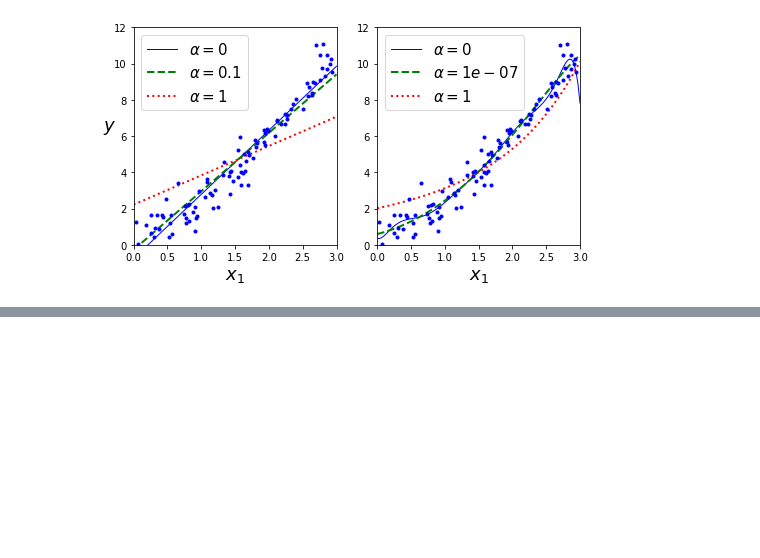
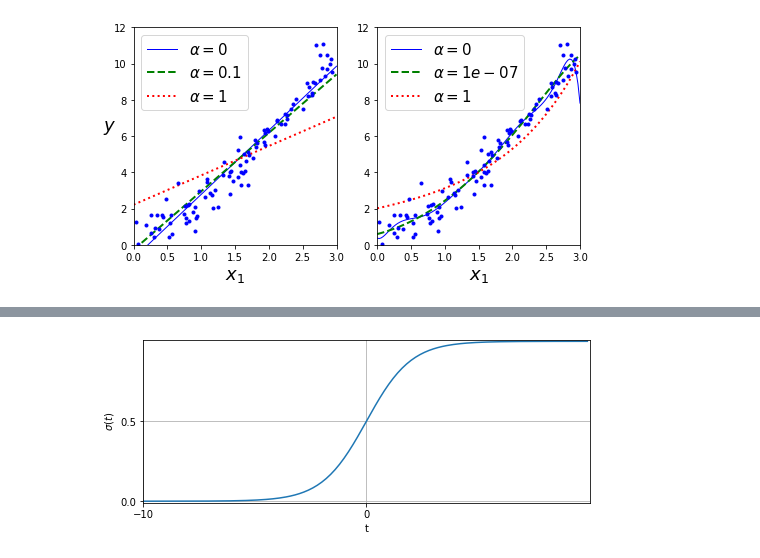
Before and after one commit to codywill/ml-sandbox, a Jupyter notebook: hands-on/Chapter 4 - Training Models.ipynb, the cells around one changed output, grey strips where cells are left out. Saved outputs shown, nothing was run; the diff lists cells and outputs as text; code cells hidden in the pictures; blank space fills up the shorter version.

```diff
--- a/hands-on/Chapter 4 - Training Models.ipynb
+++ b/hands-on/Chapter 4 - Training Models.ipynb
@@ -568,0 +644,15 @@ plt.show()
+# %%
+t = np.arange(-10, 10, 0.1)
+sig = 1 / (1 + np.exp(-t))
+
+plt.figure(figsize=(8, 3))
+plt.plot(t, sig)
+plt.grid()
+plt.xlabel('t')
+plt.ylabel(r'$\sigma(t)$')
+plt.xticks(np.arange(-10, 10, 10))
+plt.yticks(np.arange(0, 1, 0.5))
+plt.axis([-10, 10, -0.01, 1.01])
+plt.show()
+# %% [output]
+[figure, added]
```
Also changed, not shown: parts of 32 cells of this notebook.
